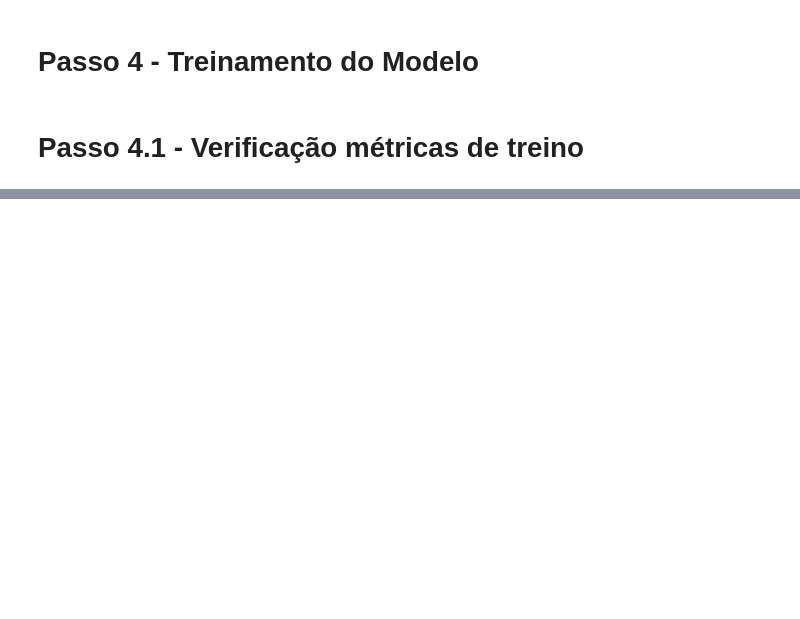
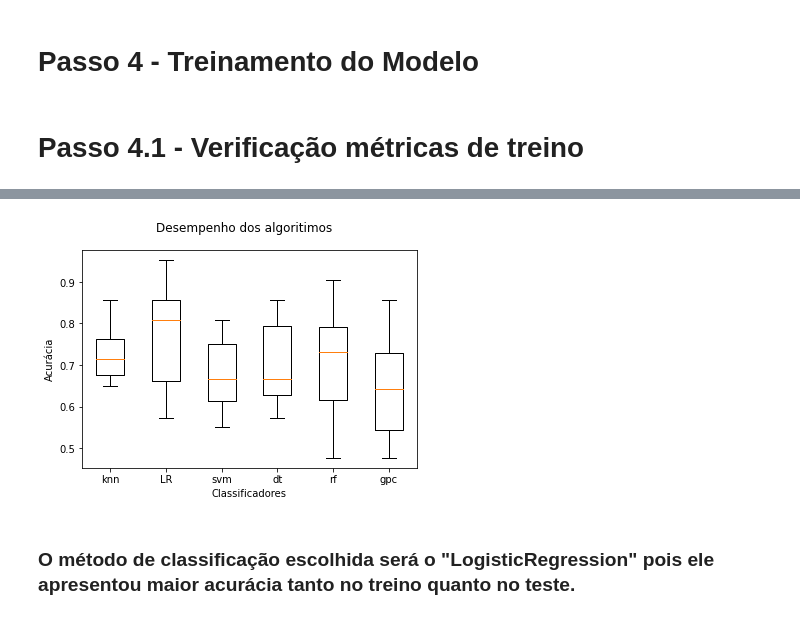
Before and after one commit to kaiovcsouza/Credit-approval, a Jupyter notebook: notebook/modelagem.ipynb, the cells around one changed output, grey strips where cells are left out. Drawn from its saved outputs; the diff is of its cells as text; code cells hidden in the pictures; blank space fills up the shorter version.

```diff
--- a/notebook/modelagem.ipynb
+++ b/notebook/modelagem.ipynb
@@ -193,0 +223,12 @@ Mean: nan, STD: nan
+# %%
+classifiers = build_classifiers()
+results = []
+names = []
+for name, model, parameters in classifiers:
+    print(f'>> classifier name {name}')
+    gs = GridSearchCV(estimator=model, param_grid=parameters, refit=True, verbose=0)
+    kf = KFold(n_splits=10, shuffle=True, random_state=RANDOM_STATE)
+    cv = cross_val_score(gs, x_test, y_test, cv=kf, scoring='accuracy')
+    print(f'Mean: {cv.mean()}, STD: {cv.std()}')
+    results.append(cv)
+    names.append(name)
@@ -193,0 +248,12 @@ Mean: nan, STD: nan
+# %%
+fig, ax = plt.subplots()
+fig.suptitle('Desempenho dos algoritimos')
+plt.boxplot(results)
+ax.set_xticklabels(names)
+ax.set_ylabel('Acurácia')
+ax.set_xlabel('Classificadores')
+plt.show()
+# %% [output]
+[figure, added]
+# %% [markdown]
+### O método de classificação escolhida será o "LogisticRegression" pois ele apresentou maior acurácia tanto no treino quanto no teste.
```
Also changed, not shown: parts of 14 cells of this notebook.
